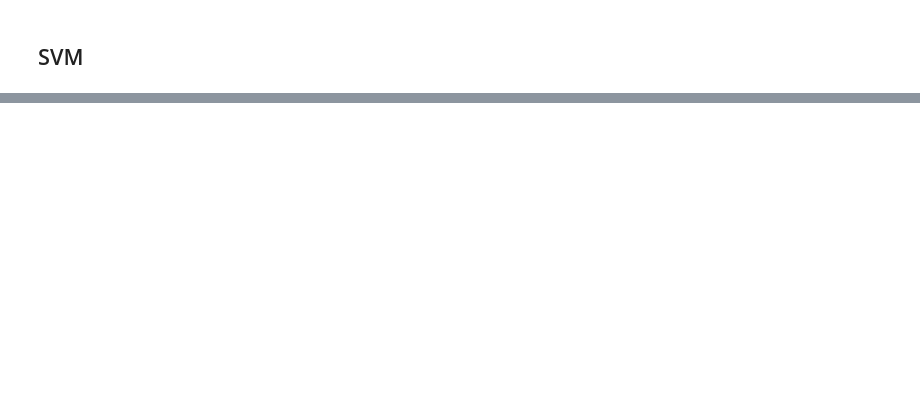
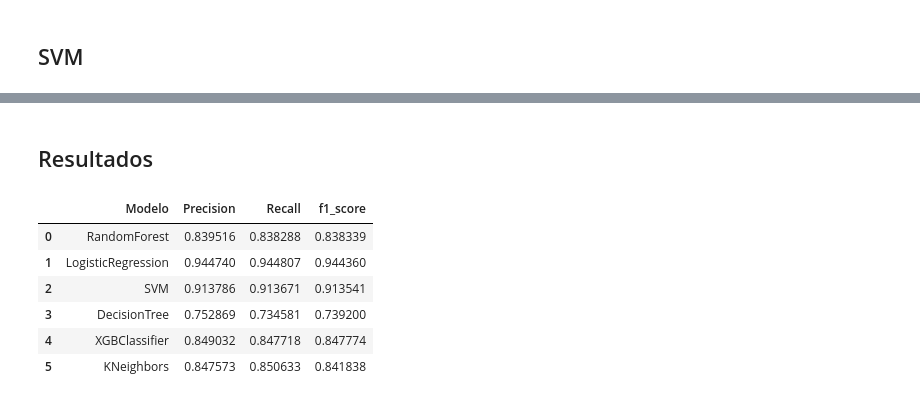
Before and after one commit to RodrigoAcev/OBESITY_LEVELS, a Jupyter notebook: PCA y Modelos Clasicos.ipynb, the cells around one changed output, grey strips where cells are left out. Saved outputs shown, nothing was run; the diff lists cells and outputs as text; code cells hidden in the pictures; blank space fills up the shorter version.

Commit message:
Added: Logistic Regression, Decision Tree, SVM, K-neighbors, Random Forest, XGBoost

```diff
--- a/PCA y Modelos Clasicos.ipynb
+++ b/PCA y Modelos Clasicos.ipynb
@@ -342,0 +889,55 @@ Overweight_Level_II       0.92      0.93      0.92        58
+# %% [markdown]
+## Resultados
+# %%
+#Valores estimados:
+y_hat_log = lgr_model.predict(X_test)
+y_hat_rf = rf_model.predict(X_test)
+y_hat_svm = svm_model.predict(X_test)
+y_hat_kn = kn_model.predict(X_test)
+y_hat_dt = dt_model.predict(X_test)
+y_hat_xgb = xgb_model.predict(X_test)
+# %%
+from sklearn.metrics import precision_score, f1_score, recall_score
+
+#Precision:
+from sklearn.metrics import precision_score, f1_score, recall_score
+lg_pre = precision_score(y_test, y_hat_log, average='macro')
+rf_pre = precision_score(y_test, y_hat_rf, average='macro')
+svm_pre = precision_score(y_test, y_hat_svm, average='macro')
+dt_pre = precision_score(y_test, y_hat_dt, average='macro')
+kn_pre = precision_score(y_test, y_hat_kn, average='macro')
+xgb_pre = precision_score(y_test, y_hat_xgb, average='macro')
+
+#F1:
+lg_f1 = f1_score(y_test, y_hat_log, average='macro')
+rf_f1 = f1_score(y_test, y_hat_rf, average='macro')
+svm_f1 = f1_score(y_test, y_hat_svm, average='macro')
+dt_f1 = f1_score(y_test, y_hat_dt, average='macro')
+kn_f1 = f1_score(y_test, y_hat_kn, average='macro')
+xgb_f1 = f1_score(y_test, y_hat_xgb, average='macro')
+
+#Sensibilidad:
+lg_re = recall_score(y_test, y_hat_log, average='macro')
+rf_re = recall_score(y_test, y_hat_rf, average='macro')
+svm_re = recall_score(y_test, y_hat_svm, average='macro')
+dt_re = recall_score(y_test, y_hat_dt, average='macro')
+kn_re = recall_score(y_test, y_hat_kn, average='macro')
+xgb_re = recall_score(y_test, y_hat_xgb, average='macro')
+# %%
+df_results = pd.DataFrame({'Modelo': ['RandomForest', 'LogisticRegression', 'SVM', 'DecisionTree',
+                                     'XGBClassifier', 'KNeighbors'],
+                          'Precision': [rf_pre, lg_pre, svm_pre,
+                                           dt_pre, xgb_pre, kn_pre],
+                          'Recall': [rf_re, lg_re, svm_re,
+                                           dt_re, xgb_re, kn_re],
+                          'f1_score': [rf_f1, lg_f1, svm_f1,
+                                           dt_f1, xgb_f1, kn_f1]})
+df_results
+# %% [output]
+|  | Modelo | Precision | Recall | f1_score |
+| 0 | RandomForest | 0.839516 | 0.838288 | 0.838339 |
+| 1 | LogisticRegression | 0.944740 | 0.944807 | 0.944360 |
+| 2 | SVM | 0.913786 | 0.913671 | 0.913541 |
+| 3 | DecisionTree | 0.752869 | 0.734581 | 0.739200 |
+| 4 | XGBClassifier | 0.849032 | 0.847718 | 0.847774 |
+| 5 | KNeighbors | 0.847573 | 0.850633 | 0.841838 |
```
Also changed, not shown: parts of 52 cells of this notebook.
